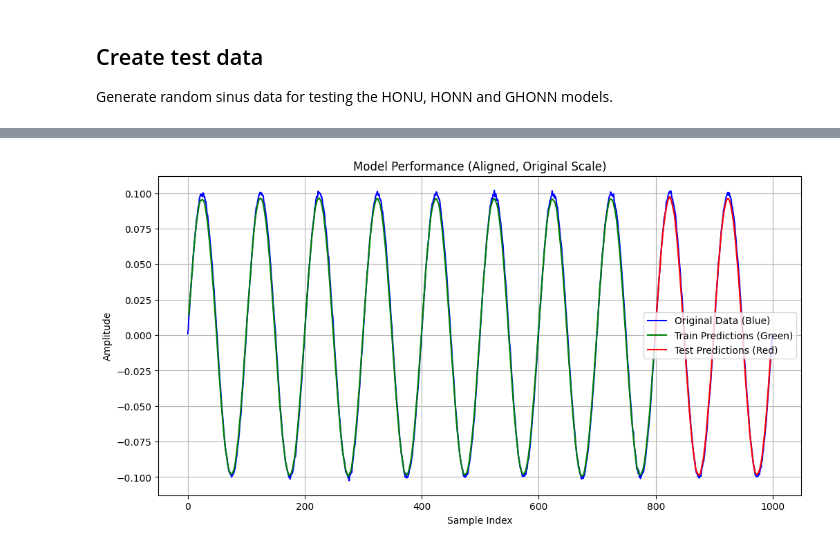
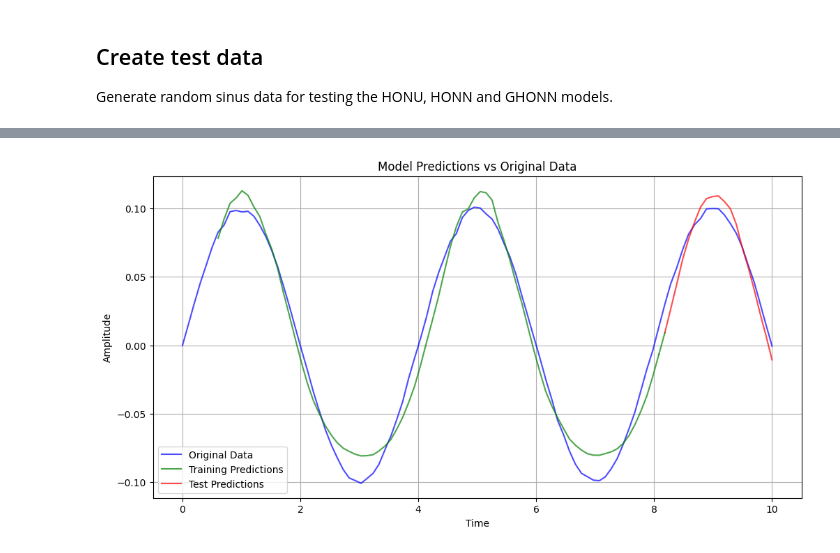
Before and after one commit to carnosi/ghonn_models_pytorch, a Jupyter notebook: playground.ipynb, the cells around one changed output, grey strips where cells are left out. Saved outputs shown, nothing was run; the diff lists cells and outputs as text; code cells hidden in the pictures.

Commit message:
Implement code changes to enhance functionality and improve performance

```diff
--- a/playground.ipynb
+++ b/playground.ipynb
@@ -14,15 +15,15 @@ from src import HONU
 ## Create test data
 Generate random sinus data for testing the HONU, HONN and GHONN models.
 # %%
-freqs = [1]
+freqs = [0.25]
 amps = [0.1, 0.2, 0.3]
 phases = [0, 0.5, 1]
 noise_lvl = 0.001
 t_max = 10
-n_samples = 1000
+n_samples = 100
 t = np.linspace(0, t_max, n_samples)
 # Generate synthetic data
-signals = [amps[i] * np.sin(2 * np.pi * freqs[i] * t + phases[i]) for i in range(len(freqs))]
+signals = [amp * np.sin(2 * np.pi * freq * t + phase) for freq, amp, phase in zip(freqs, amps, phases)]
 noise = np.random.normal(0, noise_lvl, t.shape)
 data = np.sum(signals, axis=0) + noise
 # Plot the synthetic data
@@ -107,39 +152,44 @@ KeyboardInterrupt:
 # %%
-# Predict on training and testing data
+# Visualize model predictions
+plt.figure(figsize=(12, 6))
+
+# Original data
+plt.plot(t, data, label="Original Data", color="blue", alpha=0.7)
+
+# Model predictions on training data
 train_predictions = honu(X_train_tensor).detach().numpy()
+train_predictions = scaler_y.inverse_transform(train_predictions)
+# shift by prev_vals + (prediction_horizon - 1)
+train_time = t[
+    prev_vals + prediction_horizon - 1 : prev_vals + prediction_horizon - 1 + len(train_predictions)
+]
+plt.plot(train_time, train_predictions, label="Training Predictions", color="green", alpha=0.7)
+
+# Model predictions on test data
 test_predictions = honu(X_test_tensor).detach().numpy()
+test_predictions = scaler_y.inverse_transform(test_predictions)
+# start after the end of train predictions, also shifted
+test_time = t[
+    prev_vals + prediction_horizon - 1 + len(train_predictions) : prev_vals
+    + prediction_horizon
+    - 1
+    + len(train_predictions)
+    + len(test_predictions)
+]
+plt.plot(test_time, test_predictions, label="Test Predictions", color="red", alpha=0.7)
 
-# Inverse transform predictions and targets to original scale
-train_predictions_orig = scaler.inverse_transform(train_predictions)
-test_predictions_orig = scaler.inverse_transform(test_predictions)
-y_train_orig = scaler.inverse_transform(y_train)
-y_test_orig = scaler.inverse_transform(y_test)
+# Connect last train point to first test point
+if len(train_predictions) and len(test_predictions):
+    plt.plot(
+        [train_time[-1], test_time[0]], [train_predictions[-1], test_predictions[0]], color="green", alpha=0.7
+    )
 
-# Calculate the correct offset for alignment
-offset = prediction_horizon + 1
-
-plt.figure(figsize=(12, 6))
-# Plot the full original data
-plt.plot(data, label="Original Data (Blue)", color="blue")
-# Plot train predictions at the correct positions
-plt.plot(
-    np.arange(offset, offset + len(train_predictions_orig)),
-    train_predictions_orig,
-    label="Train Predictions (Green)",
-    color="green"
-)
-# Plot test predictions at the correct positions
-plt.plot(
-    np.arange(offset + len(train_predictions_orig), offset + len(train_predictions_orig) + len(test_predictions_orig)),
-    test_predictions_orig,
-    label="Test Predictions (Red)",
-    color="red"
-)
-plt.title("Model Performance (Aligned, Original Scale)")
-plt.xlabel("Sample Index")
+# Plot settings
+plt.title("Model Predictions vs Original Data")
+plt.xlabel("Time")
 plt.ylabel("Amplitude")
 plt.legend()
 plt.grid()
 plt.show()
 # %% [output]
-[figure, old version]
+[figure, new version]
```
Also changed, not shown: parts of 5 cells of this notebook.
